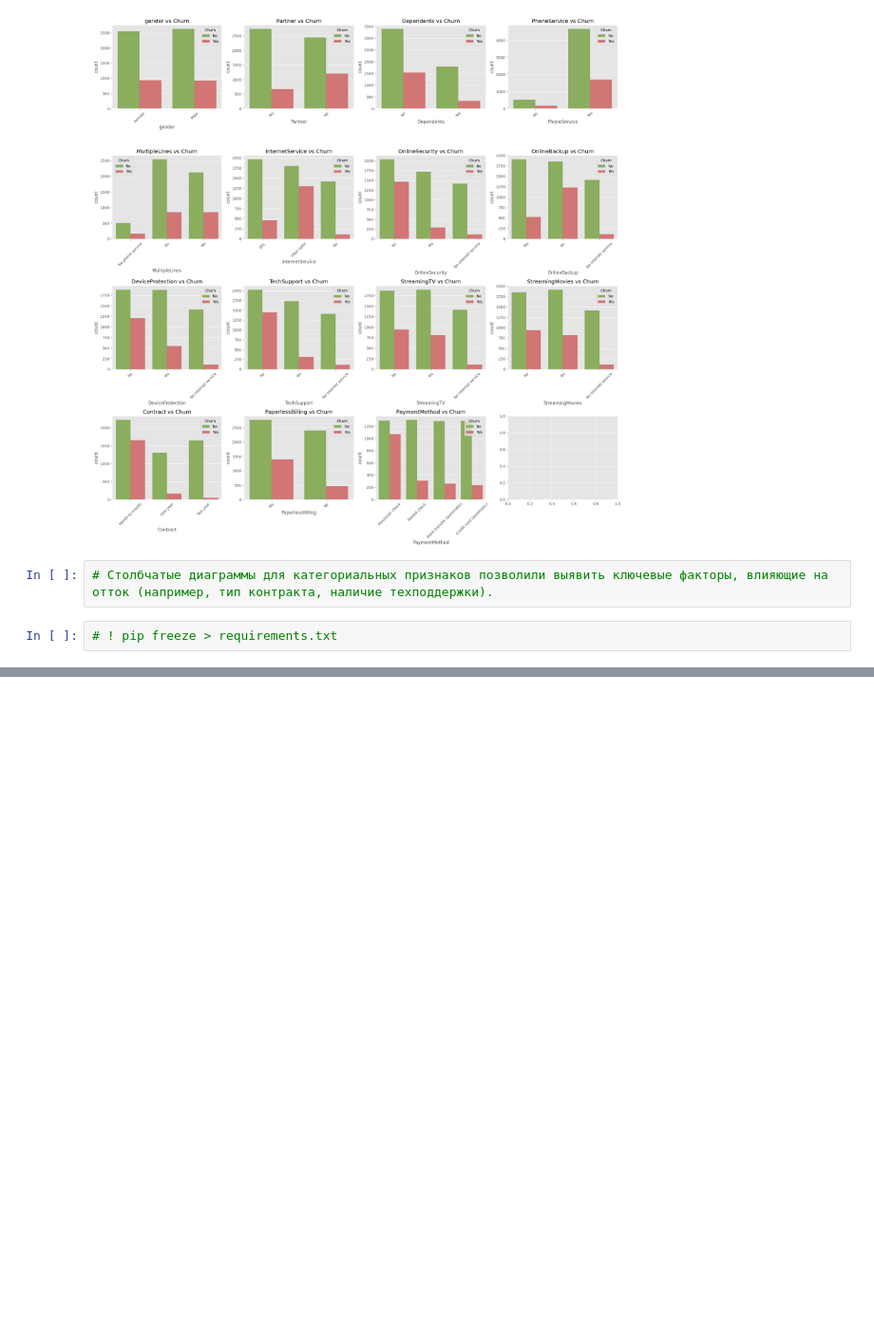
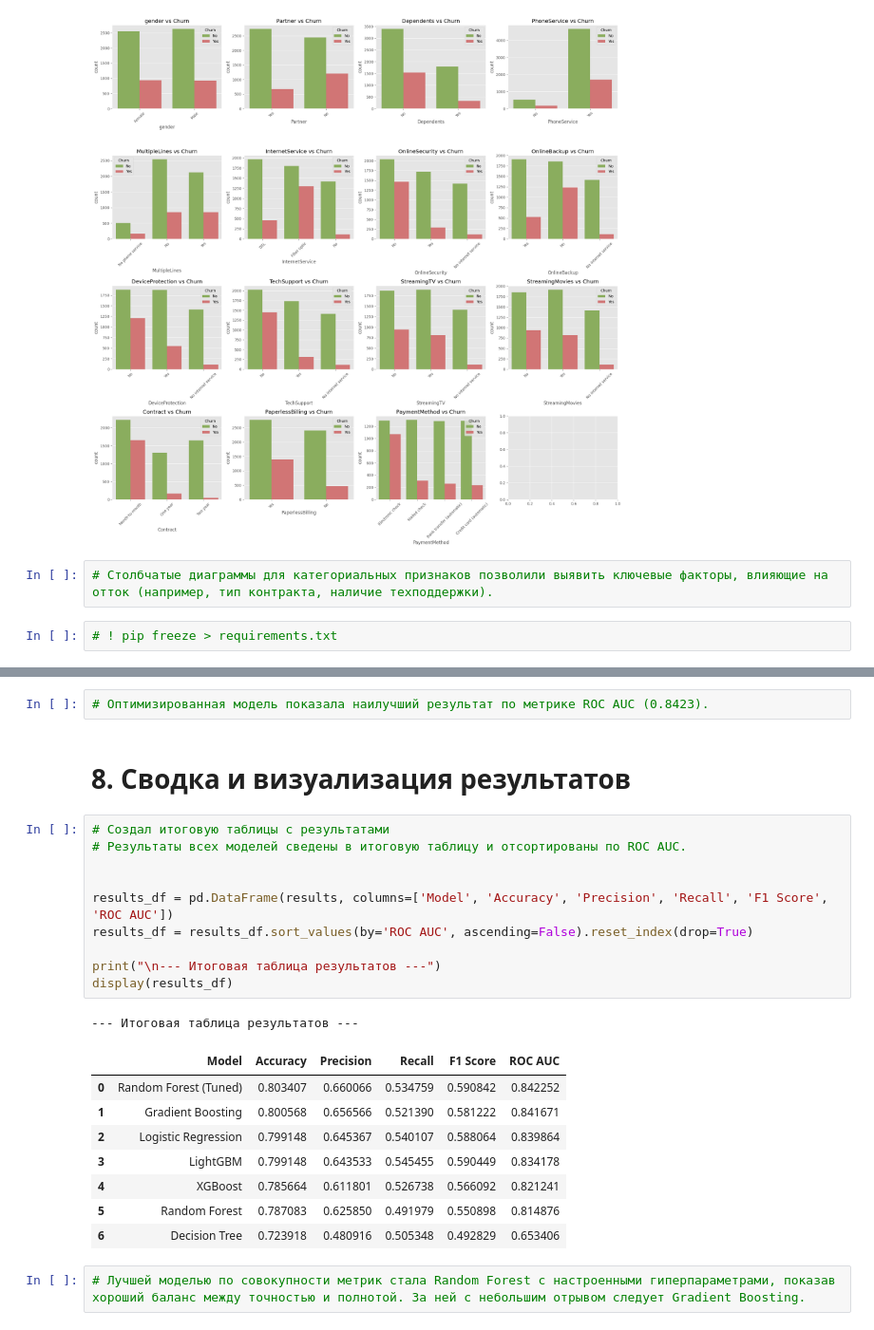
Before and after one commit to DgtrDN/diplom, a Jupyter notebook: diplom_telco_customer.ipynb, the cells around one changed output, grey strips where cells are left out. Shown at 95% size. Cells and saved outputs as stored; diff of their text form; blank space fills up the shorter version.

```diff
--- a/diplom_telco_customer.ipynb
+++ b/diplom_telco_customer.ipynb
@@ -189,0 +394,26 @@ plt.show()
+# %%
+# Оптимизированная модель показала наилучший результат по метрике ROC AUC (0.8423).
+# %% [markdown]
+# 8. Сводка и визуализация результатов
+# %%
+# Создал итоговую таблицы с результатами
+# Результаты всех моделей сведены в итоговую таблицу и отсортированы по ROC AUC.
+
+
+results_df = pd.DataFrame(results, columns=['Model', 'Accuracy', 'Precision', 'Recall', 'F1 Score', 'ROC AUC'])
+results_df = results_df.sort_values(by='ROC AUC', ascending=False).reset_index(drop=True)
+
+print("\n--- Итоговая таблица результатов ---")
+display(results_df)
+# %% [output]
+--- Итоговая таблица результатов ---
+|  | Model | Accuracy | Precision | Recall | F1 Score | ROC AUC |
+| 0 | Random Forest (Tuned) | 0.803407 | 0.660066 | 0.534759 | 0.590842 | 0.842252 |
+| 1 | Gradient Boosting | 0.800568 | 0.656566 | 0.521390 | 0.581222 | 0.841671 |
+| 2 | Logistic Regression | 0.799148 | 0.645367 | 0.540107 | 0.588064 | 0.839864 |
+| 3 | LightGBM | 0.799148 | 0.643533 | 0.545455 | 0.590449 | 0.834178 |
+| 4 | XGBoost | 0.785664 | 0.611801 | 0.526738 | 0.566092 | 0.821241 |
+| 5 | Random Forest | 0.787083 | 0.625850 | 0.491979 | 0.550898 | 0.814876 |
+| 6 | Decision Tree | 0.723918 | 0.480916 | 0.505348 | 0.492829 | 0.653406 |
+# %%
+# Лучшей моделью по совокупности метрик стала Random Forest с настроенными гиперпараметрами, показав хороший баланс между точностью и полнотой. За ней с небольшим отрывом следует Gradient Boosting.
```
Also changed, not shown: parts of 15 cells of this notebook.
